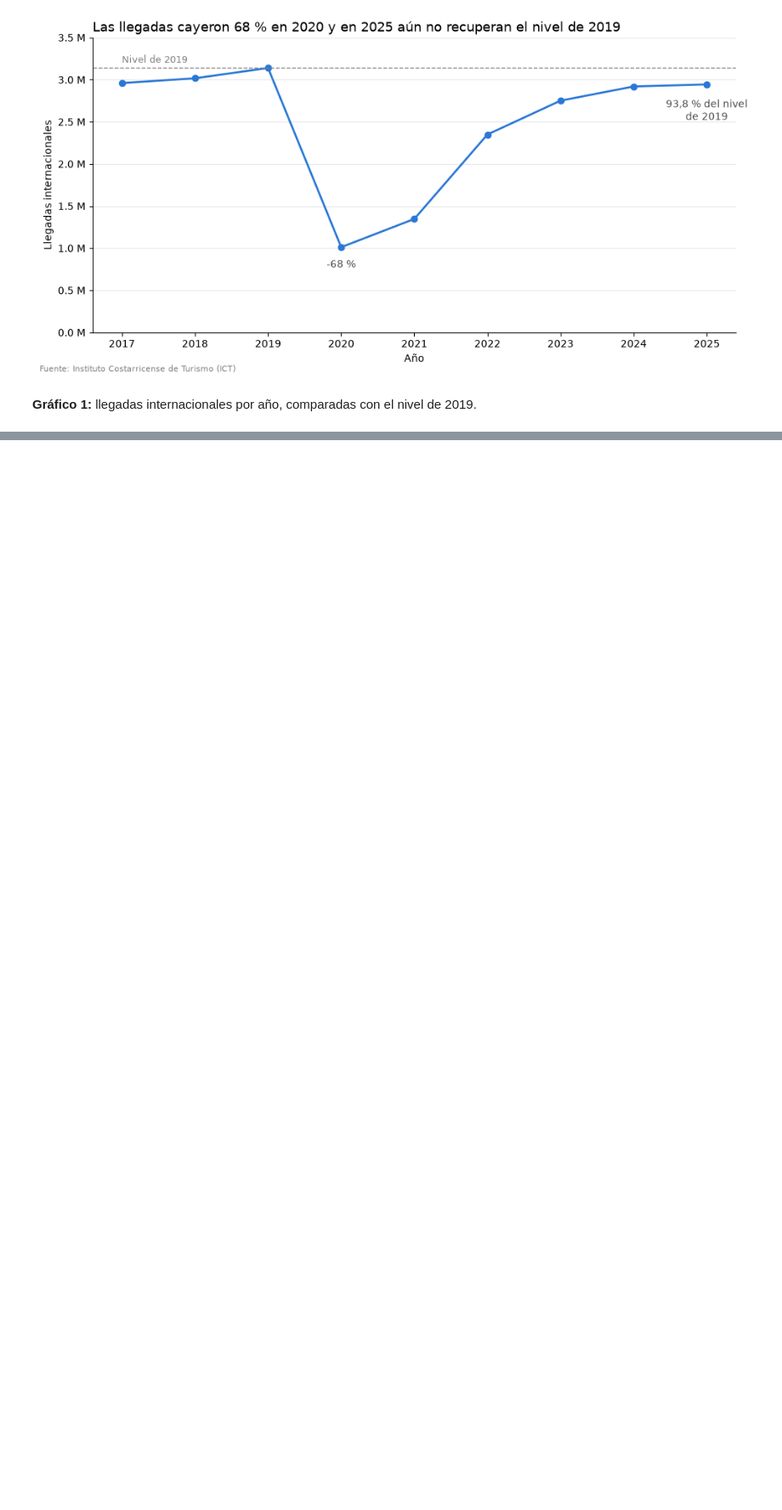
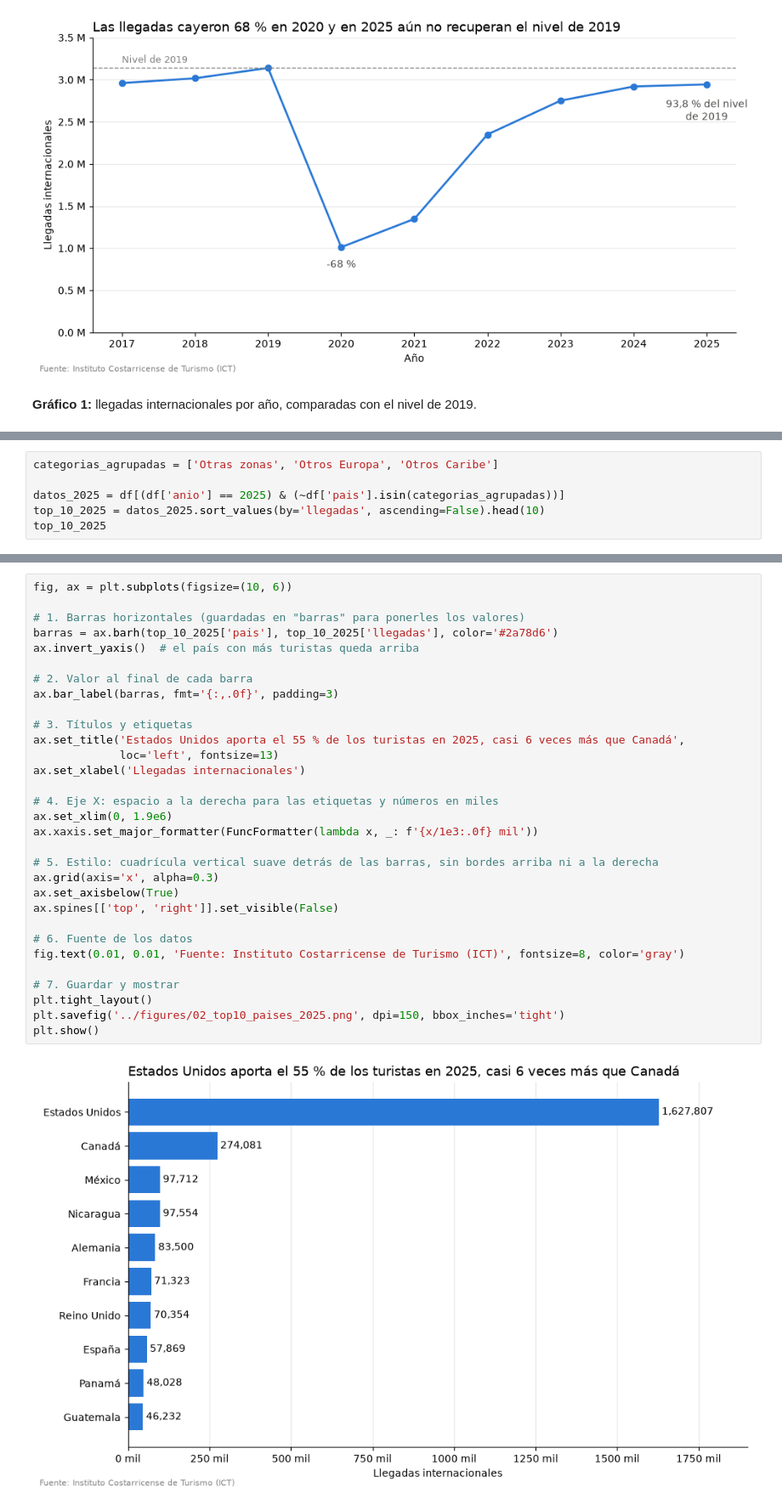
Before and after one commit to DanielleEspinoza/turismo-costa-rica, a Jupyter notebook: notebooks/02_eda.ipynb, the cells around one changed output, grey strips where cells are left out. Shown at 85% size. Cells and saved outputs as stored; diff of their text form; blank space fills up the shorter version.

```diff
--- a/notebooks/02_eda.ipynb
+++ b/notebooks/02_eda.ipynb
@@ -127,0 +132,6 @@ plt.show()
+# %%
+categorias_agrupadas = ['Otras zonas', 'Otros Europa', 'Otros Caribe']
+
+datos_2025 = df[(df['anio'] == 2025) & (~df['pais'].isin(categorias_agrupadas))]
+top_10_2025 = datos_2025.sort_values(by='llegadas', ascending=False).head(10)
+top_10_2025
@@ -127,0 +150,33 @@ plt.show()
+# %%
+fig, ax = plt.subplots(figsize=(10, 6))
+
+# 1. Barras horizontales (guardadas en "barras" para ponerles los valores)
+barras = ax.barh(top_10_2025['pais'], top_10_2025['llegadas'], color='#2a78d6')
+ax.invert_yaxis()  # el país con más turistas queda arriba
+
+# 2. Valor al final de cada barra
+ax.bar_label(barras, fmt='{:,.0f}', padding=3)
+
+# 3. Títulos y etiquetas
+ax.set_title('Estados Unidos aporta el 55 % de los turistas en 2025, casi 6 veces más que Canadá',
+             loc='left', fontsize=13)
+ax.set_xlabel('Llegadas internacionales')
+
+# 4. Eje X: espacio a la derecha para las etiquetas y números en miles
+ax.set_xlim(0, 1.9e6)
+ax.xaxis.set_major_formatter(FuncFormatter(lambda x, _: f'{x/1e3:.0f} mil'))
+
+# 5. Estilo: cuadrícula vertical suave detrás de las barras, sin bordes arriba ni a la derecha
+ax.grid(axis='x', alpha=0.3)
+ax.set_axisbelow(True)
+ax.spines[['top', 'right']].set_visible(False)
+
+# 6. Fuente de los datos
+fig.text(0.01, 0.01, 'Fuente: Instituto Costarricense de Turismo (ICT)', fontsize=8, color='gray')
+
+# 7. Guardar y mostrar
+plt.tight_layout()
+plt.savefig('../figures/02_top10_paises_2025.png', dpi=150, bbox_inches='tight')
+plt.show()
+# %% [output]
+[figure, added]
```
Also changed, not shown: parts of 8 cells of this notebook, 2 other files.
